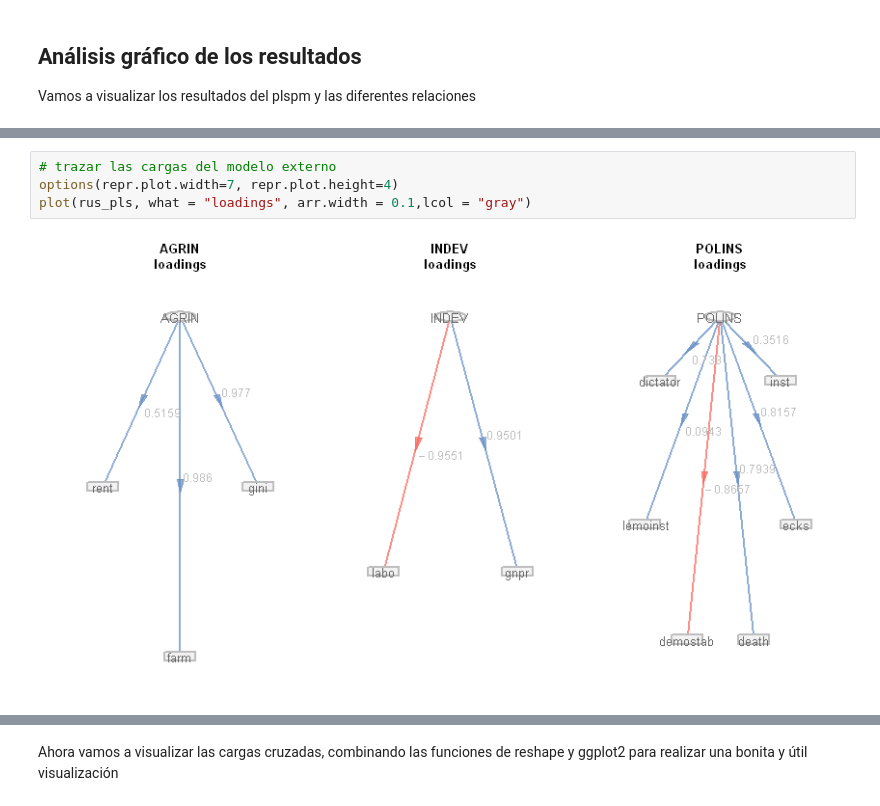
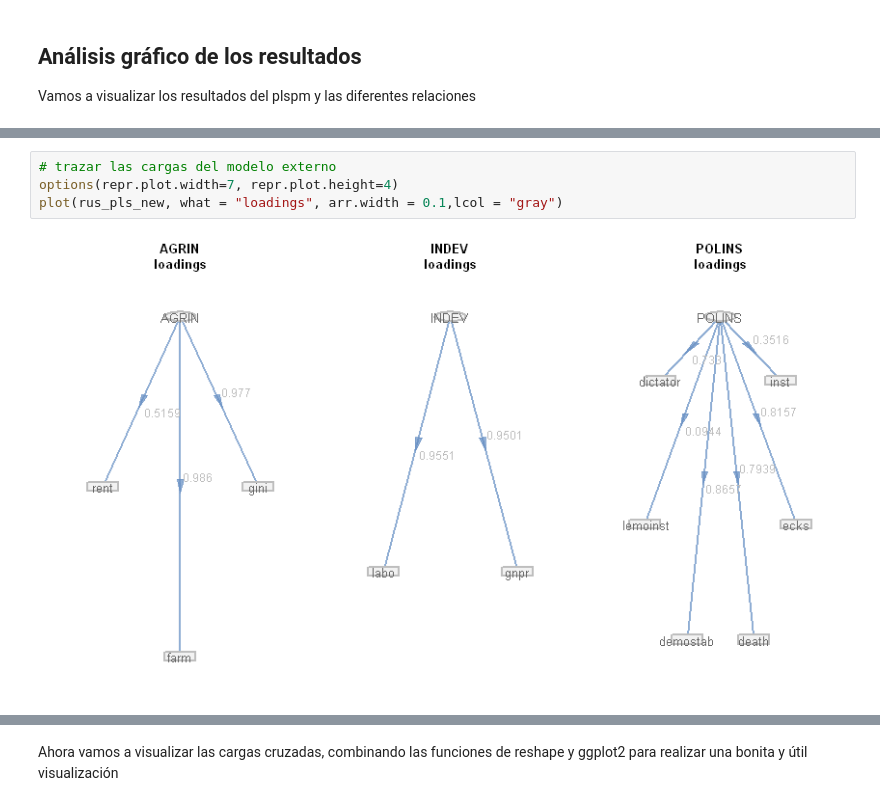
Before and after one commit to Wilmar3752/Analisis-multivariante, a Jupyter notebook: plspm_example.ipynb, the cells around one changed output, grey strips where cells are left out. Drawn from its saved outputs; the diff is of its cells as text.

```diff
--- a/plspm_example.ipynb
+++ b/plspm_example.ipynb
@@ -255,9 +289,9 @@ plot(rus_pls,txt.col = "black",lcol = "gray")
 # %%
 # trazar las cargas del modelo externo
 options(repr.plot.width=7, repr.plot.height=4)
-plot(rus_pls, what = "loadings", arr.width = 0.1,lcol = "gray")
+plot(rus_pls_new, what = "loadings", arr.width = 0.1,lcol = "gray")
 # %% [output]
-[figure, old version]
+[figure, new version]
 # %%
 # trazar los pesos del modelo externo
 options(repr.plot.width=7, repr.plot.height=4)
```
Also changed, not shown: parts of 15 cells of this notebook.
